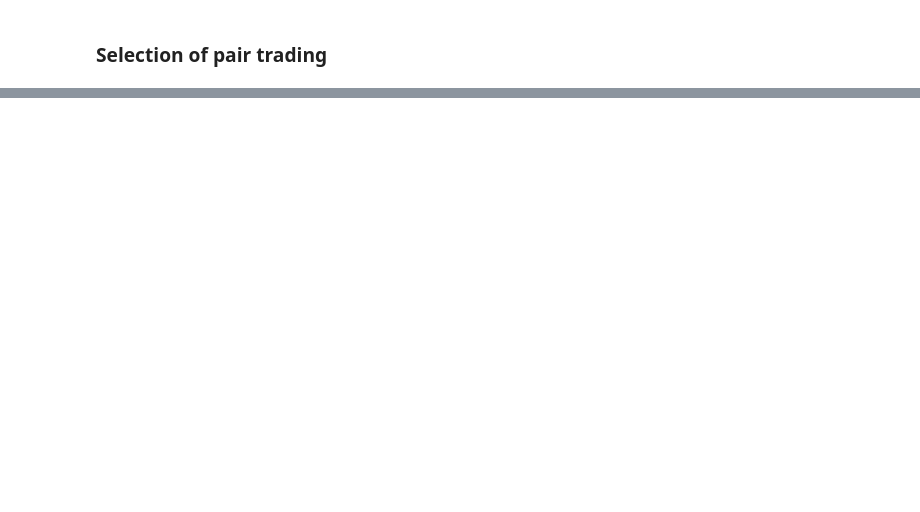
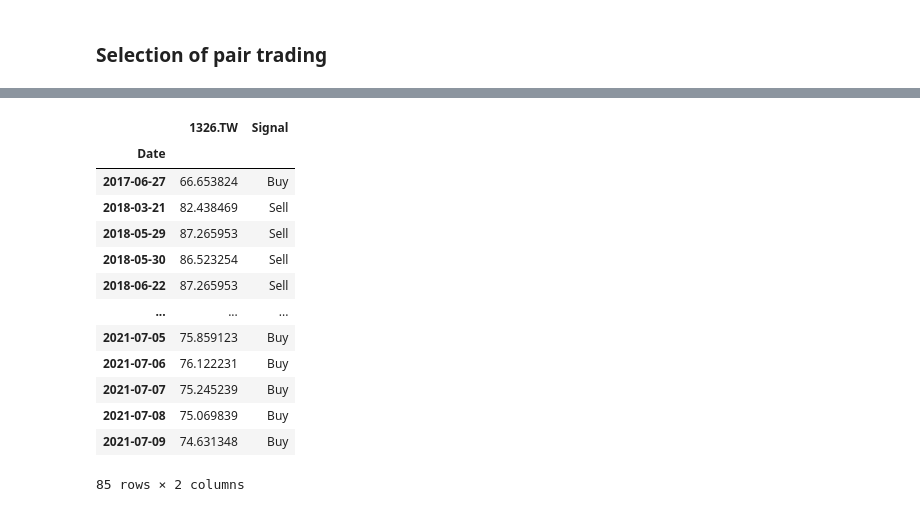
Before and after one commit to Searchideas/Pair_trading, a Jupyter notebook: Personal Research/Untitled.ipynb, the cells around one changed output, grey strips where cells are left out. Drawn from its saved outputs; the diff is of its cells as text; code cells hidden in the pictures; blank space fills up the shorter version.

```diff
--- a/Personal Research/Untitled.ipynb
+++ b/Personal Research/Untitled.ipynb
@@ -157,0 +321,4 @@ spread_calculator.calculate_spread_and_volatility(Pair)
+# %%
+FPairs= Filtered_Pairs[['Ticker 1', 'Ticker 2']].apply(pd.Series)
+# %%
+FPairs=FPairs[['Ticker 1', 'Ticker 2']]
@@ -157,0 +330,7 @@ spread_calculator.calculate_spread_and_volatility(Pair)
+# %%
+import Hedge
+
+
+# Now you can use the reloaded Hedge_ratio class
+hedge_ratio_instance = Hedge.Hedge_ratio(FPairs, merged_df)
+HR = hedge_ratio_instance.hedge(FPairs, merged_df)
@@ -157,0 +353,3 @@ spread_calculator.calculate_spread_and_volatility(Pair)
+# %%
+Backtest = Backtest(FPairs,merged_df,HR)
+signal = Backtest.position()
@@ -157,0 +372,17 @@ spread_calculator.calculate_spread_and_volatility(Pair)
+# %%
+signal[signal['Signal'].notna()]
+# %% [output]
+|  | 1326.TW | Signal |
+| Date |  |  |
+| 2017-06-27 | 66.653824 | Buy |
+| 2018-03-21 | 82.438469 | Sell |
+| 2018-05-29 | 87.265953 | Sell |
+| 2018-05-30 | 86.523254 | Sell |
+| 2018-06-22 | 87.265953 | Sell |
+| ... | ... | ... |
+| 2021-07-05 | 75.859123 | Buy |
+| 2021-07-06 | 76.122231 | Buy |
+| 2021-07-07 | 75.245239 | Buy |
+| 2021-07-08 | 75.069839 | Buy |
+| 2021-07-09 | 74.631348 | Buy |
+85 rows × 2 columns
```
Also changed, not shown: parts of 36 cells of this notebook, 3 other files.
